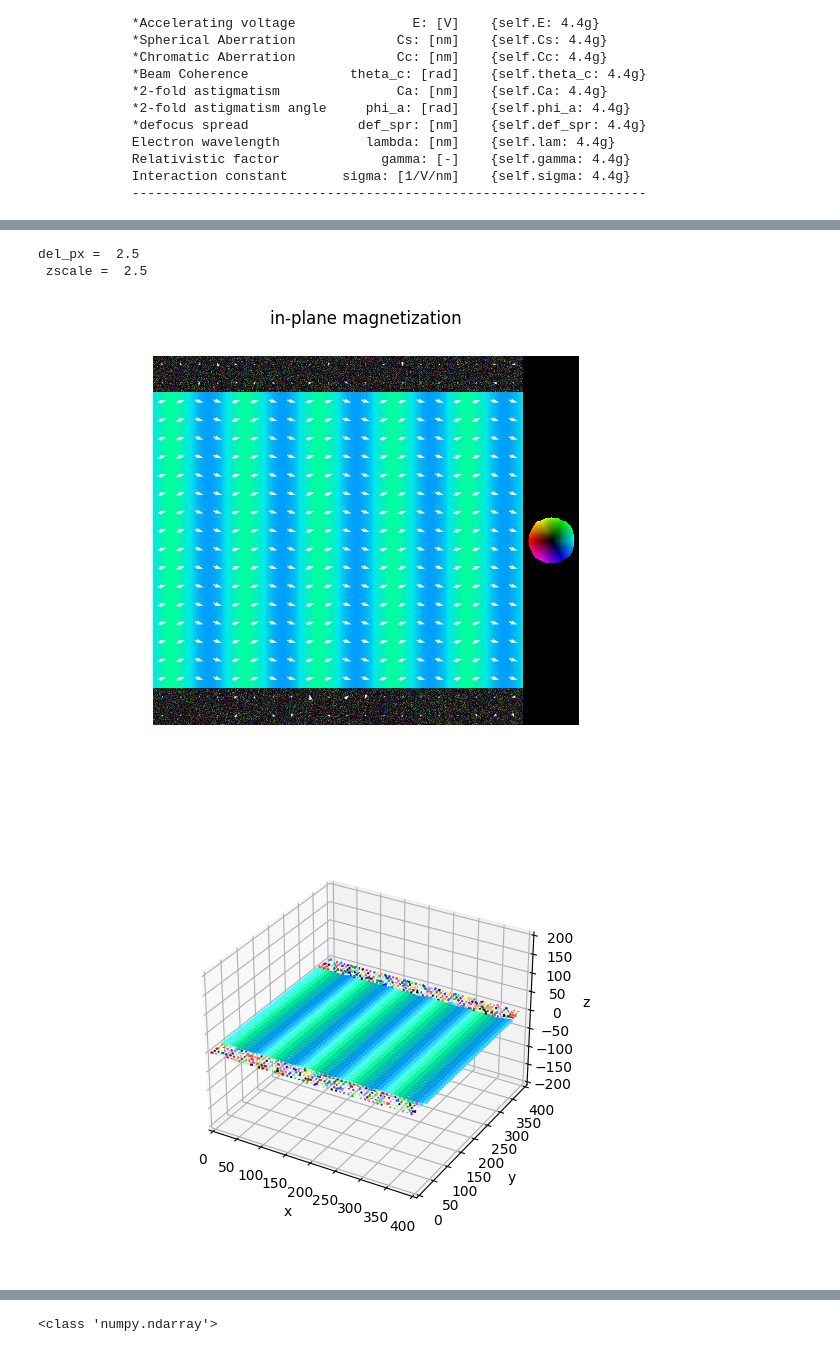
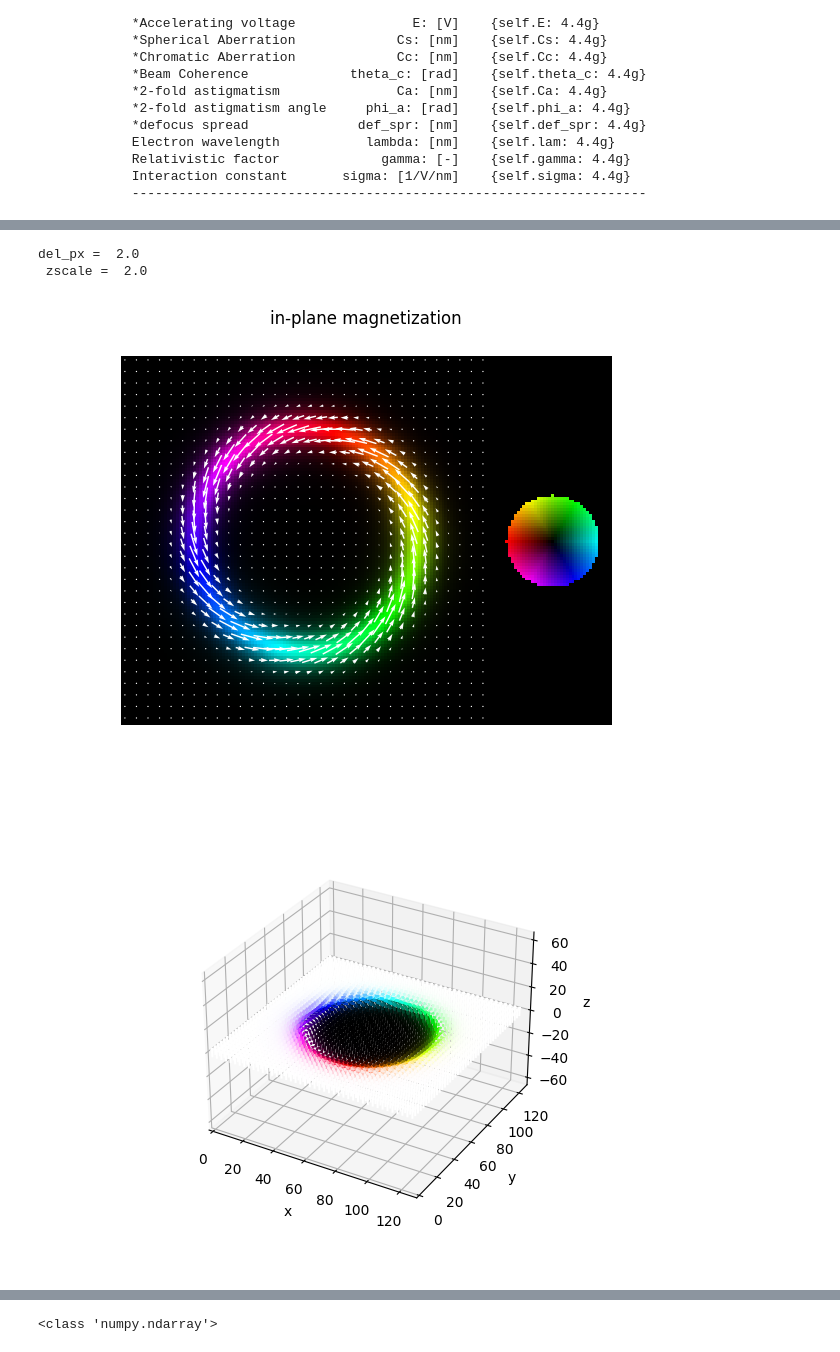
Before and after one commit to HarrismLiuch/PyLorentz, a Jupyter notebook: sw_simulation/sw_sim_LTEM.ipynb, the cells around one changed output, grey strips where cells are left out. Drawn from its saved outputs; the diff is of its cells as text; code cells hidden in the pictures.

```diff
--- a/sw_simulation/sw_sim_LTEM.ipynb
+++ b/sw_simulation/sw_sim_LTEM.ipynb
@@ -11,7 +11,8 @@ import numpy as np
 %matplotlib widget
 # %%
 #file = "./SW_Interference.ovf"
-file = "./MSBVW_conical.ovf"
+#file = "./2x125_bubble_1_1d25e_4_0007T_c1.ovf"
+file = "./2x125_bubble_1_1d25e_4_0007T_c1_mdmi.ovf"
 
 B0 = 1e4 # gauss
 sample_V0 = 0 # V
@@ -80,20 +81,20 @@ Phase reconstruction completed.
 # %%
 print("del_px = ", del_px,"\n", "zscale = ", zscale)
 # %% [output]
-del_px =  2.5
- zscale =  2.5
+del_px =  2.0
+ zscale =  2.0
 # %%
 
 b0 = 1e4 # Gauss
 V0 = 10 # V
 Mag_x = np.sum(mag_x, axis=0)
 Mag_y = np.sum(mag_y, axis=0)
 Mag_z = np.sum(mag_z, axis=0)
-show_2D(Mag_x, Mag_y, a=20, l=0.8, w=1.5, title='in-plane magnetization', color=True)
+show_2D(Mag_x, Mag_y, a=40, l=0.5, w=0.5, title='in-plane magnetization', color=True)
 show_3D(Mag_x, Mag_y, Mag_z, show_all = True, l=2, a = 50)
 # %% [output]
-[figure, old version]
+[figure, new version]
-[figure, old version]
+[figure, new version]
 # %%
 #phi0 = 2.07e7 # Gauss*nm^2
 #pre_B_L = 2*np.pi*b0*zscale*del_px/phi0
```
Also changed, not shown: parts of 6 cells of this notebook.
